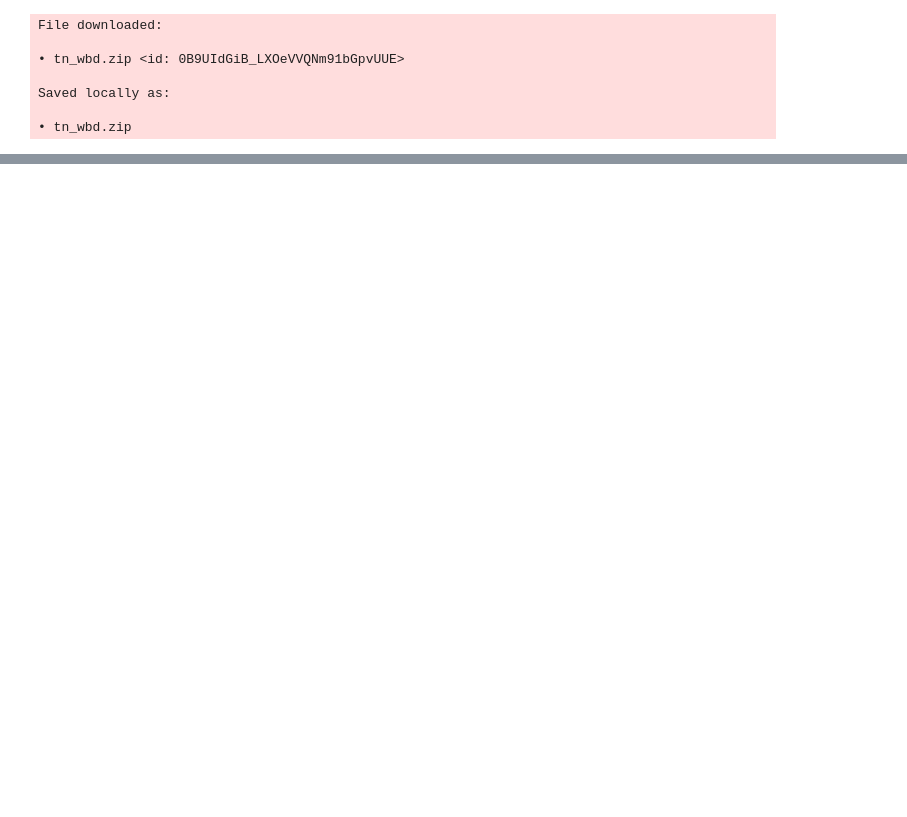
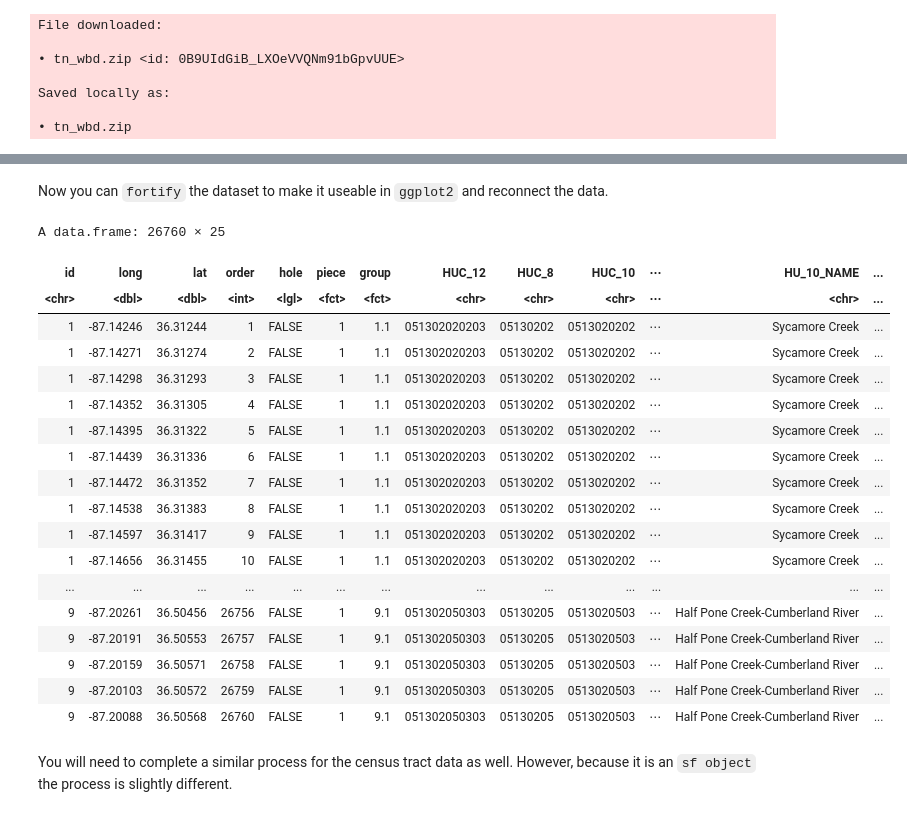
Before and after one commit to chrismgentry/GIS1-Exercise-5, a Jupyter notebook: GIS1_EX5.ipynb, the cells around one changed output, grey strips where cells are left out. Saved outputs shown, nothing was run; the diff lists cells and outputs as text; code cells hidden in the pictures; blank space fills up the shorter version.

```diff
--- a/GIS1_EX5.ipynb
+++ b/GIS1_EX5.ipynb
@@ -19,0 +238,2 @@ Saved locally as:
+# %%
+census_tracts <- merge(x = montco_tracts, y = demographics, by.x = "NAME", by.y = "Tract", all = TRUE)
@@ -19,0 +247,6 @@ Saved locally as:
+# %%
+brownfields_per_watershed <- over(montco_brownfields,montco_watersheds)
+watershed_table <- as.data.frame(table(brownfields_per_watershed$HUC_12))
+watershed_table <- transform(watershed_table, Var1 = as.character(Var1))
+colnames(watershed_table) <- c("HUC_12","BF_Count")
+watershed_table
@@ -19,0 +293,29 @@ Saved locally as:
+# %% [markdown]
+Now you can `fortify` the dataset to make it useable in `ggplot2` and reconnect the data.
+# %%
+montco_watershed_data@data$id <- rownames(montco_watershed_data@data)
+watersheds <- fortify(montco_watershed_data, region = "id")
+watershed_dataset <- merge(x = watersheds, y = montco_watershed_data@data, by.x = "id", by.y = "id", all = TRUE)
+watershed_dataset
+# %% [output]
+A data.frame: 26760 × 25
+| id | long | lat | order | hole | piece | group | HUC_12 | HUC_8 | HUC_10 | ⋯ | HU_10_NAME | ... |
+| <chr> | <dbl> | <dbl> | <int> | <lgl> | <fct> | <fct> | <chr> | <chr> | <chr> | ⋯ | <chr> | ... |
+| 1 | -87.14246 | 36.31244 | 1 | FALSE | 1 | 1.1 | 051302020203 | 05130202 | 0513020202 | ⋯ | Sycamore Creek | ... |
+| 1 | -87.14271 | 36.31274 | 2 | FALSE | 1 | 1.1 | 051302020203 | 05130202 | 0513020202 | ⋯ | Sycamore Creek | ... |
+| 1 | -87.14298 | 36.31293 | 3 | FALSE | 1 | 1.1 | 051302020203 | 05130202 | 0513020202 | ⋯ | Sycamore Creek | ... |
+| 1 | -87.14352 | 36.31305 | 4 | FALSE | 1 | 1.1 | 051302020203 | 05130202 | 0513020202 | ⋯ | Sycamore Creek | ... |
+| 1 | -87.14395 | 36.31322 | 5 | FALSE | 1 | 1.1 | 051302020203 | 05130202 | 0513020202 | ⋯ | Sycamore Creek | ... |
+| 1 | -87.14439 | 36.31336 | 6 | FALSE | 1 | 1.1 | 051302020203 | 05130202 | 0513020202 | ⋯ | Sycamore Creek | ... |
+| 1 | -87.14472 | 36.31352 | 7 | FALSE | 1 | 1.1 | 051302020203 | 05130202 | 0513020202 | ⋯ | Sycamore Creek | ... |
+| 1 | -87.14538 | 36.31383 | 8 | FALSE | 1 | 1.1 | 051302020203 | 05130202 | 0513020202 | ⋯ | Sycamore Creek | ... |
+| 1 | -87.14597 | 36.31417 | 9 | FALSE | 1 | 1.1 | 051302020203 | 05130202 | 0513020202 | ⋯ | Sycamore Creek | ... |
+| 1 | -87.14656 | 36.31455 | 10 | FALSE | 1 | 1.1 | 051302020203 | 05130202 | 0513020202 | ⋯ | Sycamore Creek | ... |
+| ... | ... | ... | ... | ... | ... | ... | ... | ... | ... | ... | ... | ... |
+| 9 | -87.20261 | 36.50456 | 26756 | FALSE | 1 | 9.1 | 051302050303 | 05130205 | 0513020503 | ⋯ | Half Pone Creek-Cumberland River | ... |
+| 9 | -87.20191 | 36.50553 | 26757 | FALSE | 1 | 9.1 | 051302050303 | 05130205 | 0513020503 | ⋯ | Half Pone Creek-Cumberland River | ... |
+| 9 | -87.20159 | 36.50571 | 26758 | FALSE | 1 | 9.1 | 051302050303 | 05130205 | 0513020503 | ⋯ | Half Pone Creek-Cumberland River | ... |
+| 9 | -87.20103 | 36.50572 | 26759 | FALSE | 1 | 9.1 | 051302050303 | 05130205 | 0513020503 | ⋯ | Half Pone Creek-Cumberland River | ... |
+| 9 | -87.20088 | 36.50568 | 26760 | FALSE | 1 | 9.1 | 051302050303 | 05130205 | 0513020503 | ⋯ | Half Pone Creek-Cumberland River | ... |
+# %% [markdown]
+You will need to complete a similar process for the census tract data as well. However, because it is an `sf object` the process is slightly different.
```
Also changed, not shown: parts of 79 cells of this notebook.
